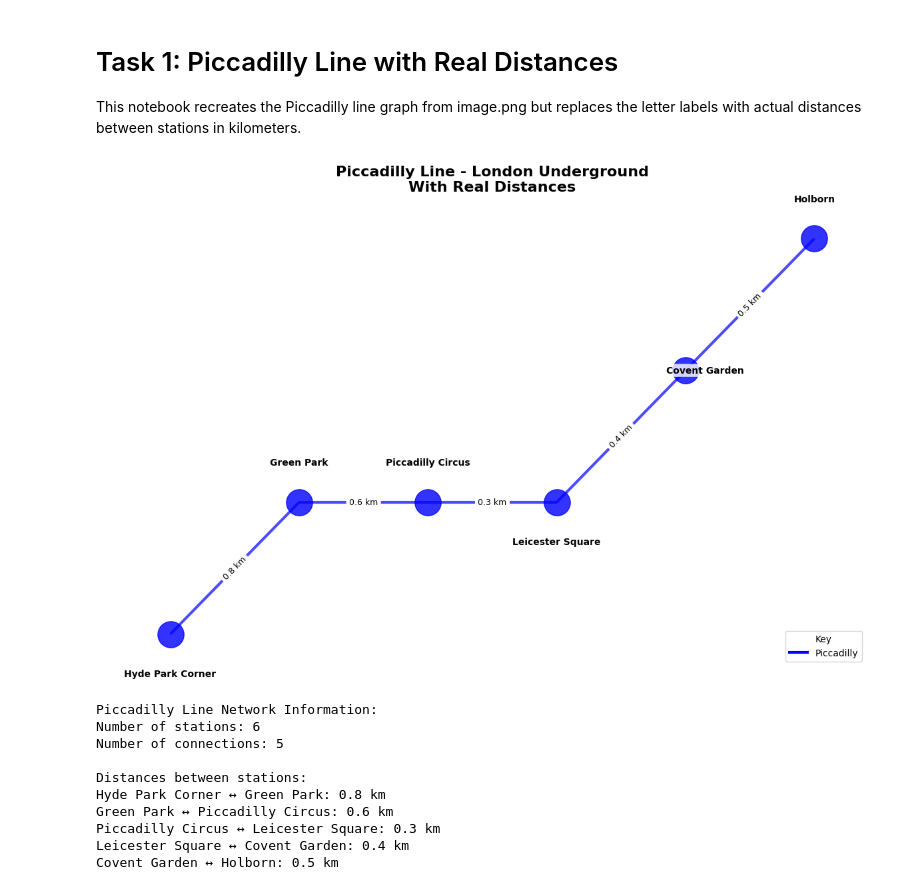
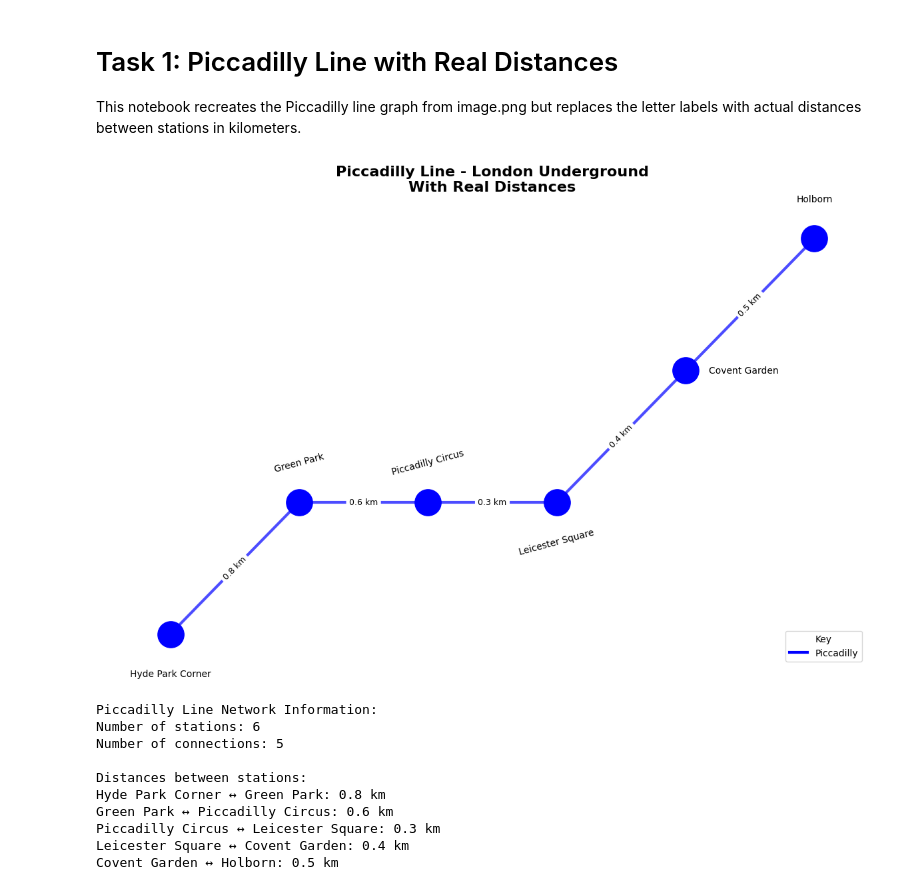
Before and after one commit to dbfv/COMP1844, a Jupyter notebook: task1.ipynb, the cells around one changed output. Cells and saved outputs as stored; diff of their text form; code cells hidden in the pictures.

```diff
--- a/task1.ipynb
+++ b/task1.ipynb
@@ -47,6 +47,9 @@ pos = {
     'Covent Garden': (8, 2),
     'Holborn': (10, 3)
 }
+
+# List of stations to have their labels tilted
+tilted_labels = ['Green Park', 'Piccadilly Circus', 'Leicester Square']
 
 # Function to calculate smart label positions to avoid path overlap
 def calculate_label_positions(graph, node_positions, offset_distance=0.3):
@@ -81,7 +84,7 @@ def calculate_label_positions(graph, node_positions, offset_distance=0.3):
 
         # Special case for Covent Garden - place label to the right
         if node == 'Covent Garden':
-            label_x = x + offset_distance
+            label_x = x + offset_distance * 3
             label_y = y
         elif avg_dy > 0.1:  # Path goes upward
             # Place label below the node
@@ -103,39 +106,40 @@ def calculate_label_positions(graph, node_positions, offset_distance=0.3):
 
         label_positions[node] = (label_x, label_y)
 
     return label_positions
 
 # Calculate smart label positions
 label_pos = calculate_label_positions(G, pos)
 
 # Draw the network
-nx.draw_networkx_nodes(G, pos, node_color='blue', node_size=800, alpha=0.8)
+nx.draw_networkx_nodes(G, pos, node_color='blue', node_size=800)
 nx.draw_networkx_edges(G, pos, edge_color='blue', width=3, alpha=0.7)
 
-# Draw labels with consistent formatting to avoid bold inconsistencies
+# Draw labels using the tilted_labels list to set rotation
 for node, (x, y) in label_pos.items():
-    plt.text(x, y, node, fontsize=10, fontweight='bold',
-             ha='center', va='center',
-             bbox=dict(boxstyle='round,pad=0.2', facecolor='white', alpha=0.8, edgecolor='none'))
+    angle = 15 if node in tilted_labels else 0
+    plt.text(x, y, node, fontsize=10,
+            ha='center', va='center', rotation=angle,
+            bbox=dict(boxstyle='round,pad=0.2', facecolor='white', alpha=0.8, edgecolor='none'))
 
 # Add edge labels with distances
 edge_labels = nx.get_edge_attributes(G, 'weight')
 edge_labels = {k: f'{v} km' for k, v in edge_labels.items()}
 nx.draw_networkx_edge_labels(G, pos, edge_labels, font_size=9)
 
 # Add title and legend
 plt.title('Piccadilly Line - London Underground\nWith Real Distances', fontsize=16, fontweight='bold')
 
 # Add legend
 from matplotlib.lines import Line2D
 legend_elements = [Line2D([0], [0], color='blue', lw=3, label='Piccadilly')]
 plt.legend(handles=legend_elements, title='Key', loc='lower right', bbox_to_anchor=(0.98, 0.02))
 
 plt.axis('off')
 plt.tight_layout()
 plt.show()
 # %% [output]
-[figure, old version]
+[figure, new version]
 # %%
 # Display network information
 print("Piccadilly Line Network Information:")
```
Also changed, not shown: 1 other file.
